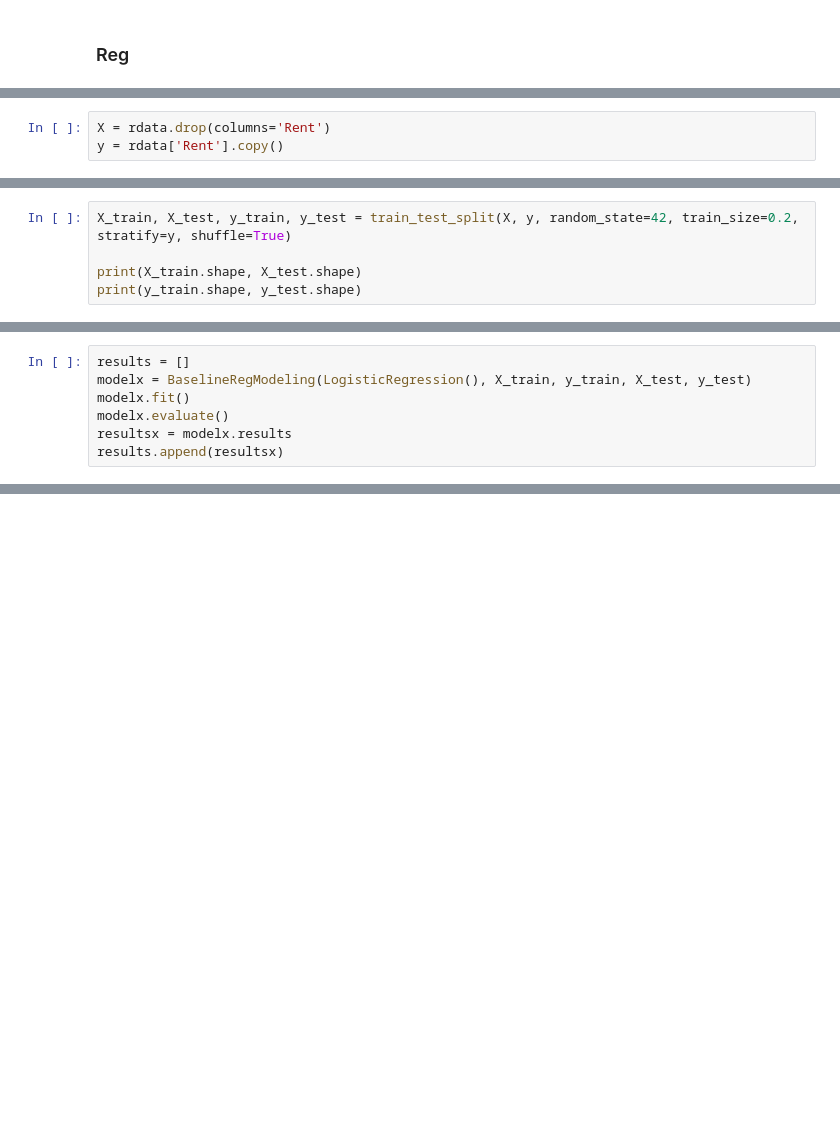
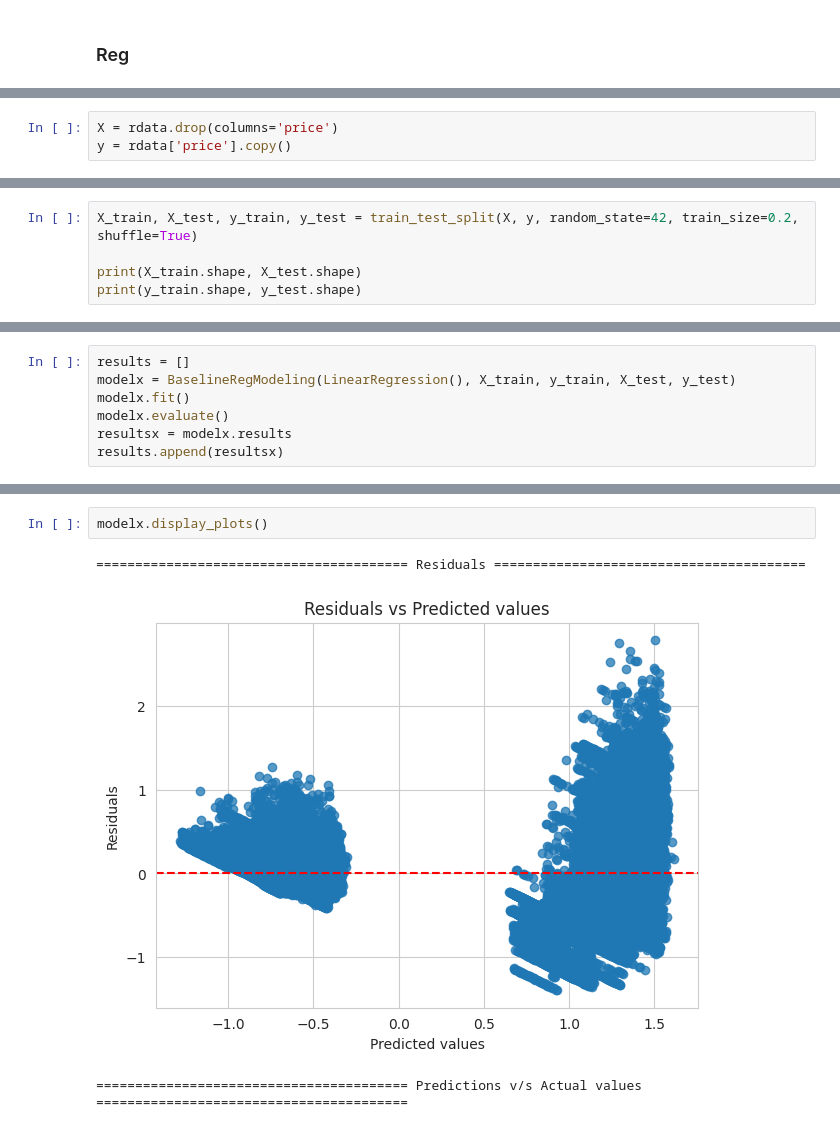
Before and after one commit to sush4nt/modeling-template, a Jupyter notebook: playground.ipynb, the cells around one changed output, grey strips where cells are left out. Cells and saved outputs as stored; diff of their text form; blank space fills up the shorter version.

```diff
--- a/playground.ipynb
+++ b/playground.ipynb
@@ -292,6 +246,6 @@ rdata
 # %%
-X = rdata.drop(columns='Rent')
-y = rdata['Rent'].copy()
+X = rdata.drop(columns='price')
+y = rdata['price'].copy()
 # %%
 X.shape, y.shape
 # %% [output]
@@ -315,5 +253,5 @@ Name: count, Length: 243, dtype: int64
 # %%
-X_train, X_test, y_train, y_test = train_test_split(X, y, random_state=42, train_size=0.2, stratify=y, shuffle=True)
+X_train, X_test, y_train, y_test = train_test_split(X, y, random_state=42, train_size=0.2, shuffle=True)
 
 print(X_train.shape, X_test.shape)
 print(y_train.shape, y_test.shape)
@@ -322,6 +263,6 @@ ValueError: The least populated class in y has only 1 member, which is too few.
 # %%
 results = []
-modelx = BaselineRegModeling(LogisticRegression(), X_train, y_train, X_test, y_test)
+modelx = BaselineRegModeling(LinearRegression(), X_train, y_train, X_test, y_test)
 modelx.fit()
 modelx.evaluate()
 resultsx = modelx.results
@@ -328,0 +284,6 @@ results.append(resultsx)
+# %%
+modelx.display_plots()
+# %% [output]
+======================================== Residuals ========================================
+[figure, added]
+======================================== Predictions v/s Actual values ========================================
```
Also changed, not shown: parts of 28 cells of this notebook, 8 other files.
